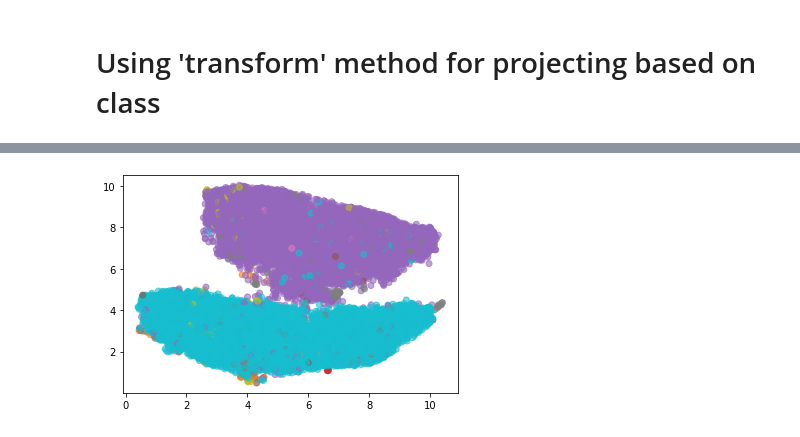
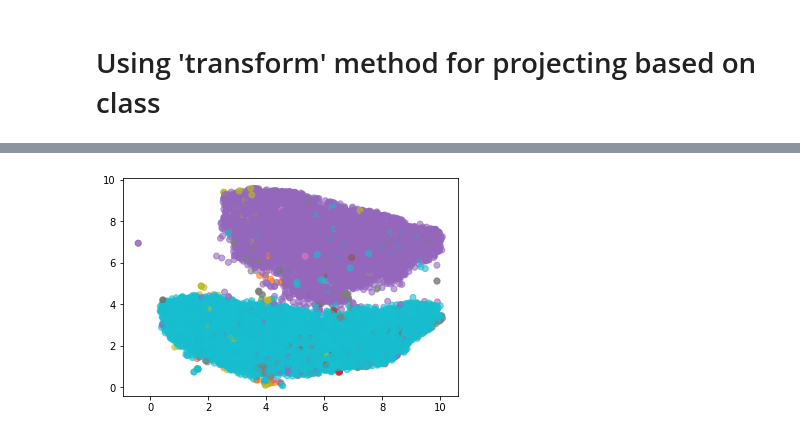
Before and after one commit to wilsonjr/humap, a Jupyter notebook: notebooks/Hierarchical-Exploration-with-HUMAP.ipynb, the cells around one changed output, grey strips where cells are left out. Cells and saved outputs as stored; diff of their text form; code cells hidden in the pictures.

```diff
--- a/notebooks/Hierarchical-Exploration-with-HUMAP.ipynb
+++ b/notebooks/Hierarchical-Exploration-with-HUMAP.ipynb
@@ -160,8 +161,9 @@ plt.show()
 # %%
 embedding_cluster0, y_cluster0, indices_cluster0 = hUmap.transform(1, indices=np.array([4, 9]), class_based=True)
 X_cluster0 = X[indices_cluster0]
+yy = y[indices_cluster0]
 # %%
-plt.scatter(embedding_cluster0[:, 0], embedding_cluster0[:, 1], c=y_cluster0, alpha=0.6, cmap='tab10')
+plt.scatter(embedding_cluster0[:, 0], embedding_cluster0[:, 1], c=yy, alpha=0.6, cmap='tab10')
 plt.show()
 # %% [output]
-[figure, old version]
+[figure, new version]
```
Also changed, not shown: parts of 15 cells of this notebook, 18 other files.
